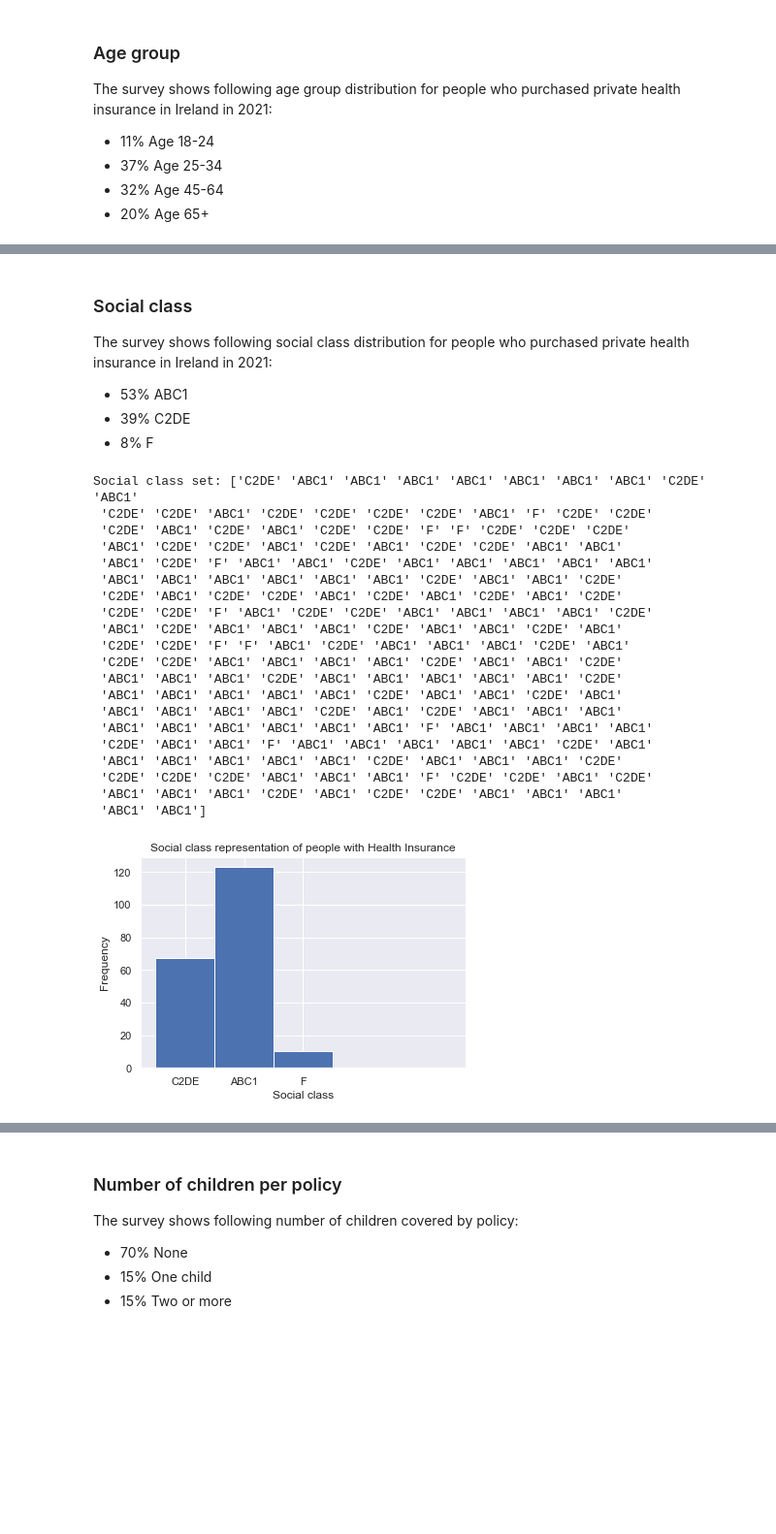
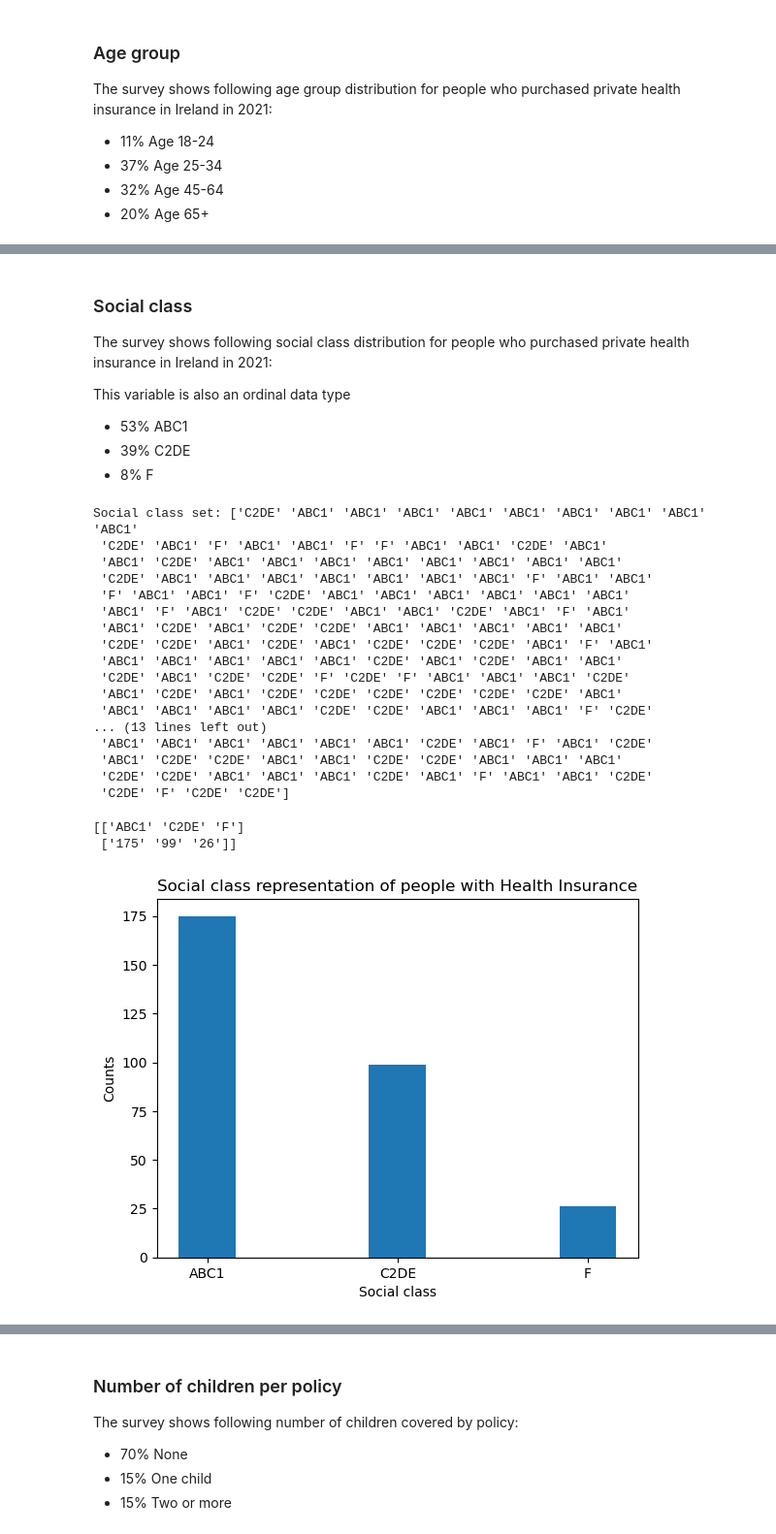
Before and after one commit to G00411367/PfDA_Assignment, a Jupyter notebook: PrivateHealth Ireland.ipynb, the cells around one changed output, grey strips where cells are left out. Shown at 97% size. Saved outputs shown, nothing was run; the diff lists cells and outputs as text; code cells hidden in the pictures; blank space fills up the shorter version.

```diff
--- a/PrivateHealth Ireland.ipynb
+++ b/PrivateHealth Ireland.ipynb
@@ -55,10 +55,10 @@ An example of binomial distribution
 # %%
 # Generate gender list
 gen = ["Male", "Female"]
-size = 200
+size = 300
 p = [0.52, 0.48]
 
 gender = rng.choice(gen, size = size, p = p)
-# print(gender)
-gender
+
+print("Gender set:", gender)
 # %% [output]
@@ -188,6 +195,8 @@ df_age
 
 The survey shows following social class distribution for people who purchased private health insurance in Ireland in 2021:
 
+This variable is also an ordinal data type
+
 - 53% ABC1
 - 39% C2DE
 - 8% F
@@ -199,35 +208,41 @@ p = [0.53, 0.39, 0.08]
 sc = rng.choice(scl, size = size, p = p)
 print("Social class set:", sc)
 # %% [output]
-Social class set: ['C2DE' 'ABC1' 'ABC1' 'ABC1' 'ABC1' 'ABC1' 'ABC1' 'ABC1' 'C2DE' 'ABC1'
- 'C2DE' 'C2DE' 'ABC1' 'C2DE' 'C2DE' 'C2DE' 'C2DE' 'ABC1' 'F' 'C2DE' 'C2DE'
- 'C2DE' 'ABC1' 'C2DE' 'ABC1' 'C2DE' 'C2DE' 'F' 'F' 'C2DE' 'C2DE' 'C2DE'
- 'ABC1' 'C2DE' 'C2DE' 'ABC1' 'C2DE' 'ABC1' 'C2DE' 'C2DE' 'ABC1' 'ABC1'
- 'ABC1' 'C2DE' 'F' 'ABC1' 'ABC1' 'C2DE' 'ABC1' 'ABC1' 'ABC1' 'ABC1' 'ABC1'
- 'ABC1' 'ABC1' 'ABC1' 'ABC1' 'ABC1' 'ABC1' 'C2DE' 'ABC1' 'ABC1' 'C2DE'
- 'C2DE' 'ABC1' 'C2DE' 'C2DE' 'ABC1' 'C2DE' 'ABC1' 'C2DE' 'ABC1' 'C2DE'
- 'C2DE' 'C2DE' 'F' 'ABC1' 'C2DE' 'C2DE' 'ABC1' 'ABC1' 'ABC1' 'ABC1' 'C2DE'
- 'ABC1' 'C2DE' 'ABC1' 'ABC1' 'ABC1' 'C2DE' 'ABC1' 'ABC1' 'C2DE' 'ABC1'
- 'C2DE' 'C2DE' 'F' 'F' 'ABC1' 'C2DE' 'ABC1' 'ABC1' 'ABC1' 'C2DE' 'ABC1'
- 'C2DE' 'C2DE' 'ABC1' 'ABC1' 'ABC1' 'ABC1' 'C2DE' 'ABC1' 'ABC1' 'C2DE'
- 'ABC1' 'ABC1' 'ABC1' 'C2DE' 'ABC1' 'ABC1' 'ABC1' 'ABC1' 'ABC1' 'C2DE'
- 'ABC1' 'ABC1' 'ABC1' 'ABC1' 'ABC1' 'C2DE' 'ABC1' 'ABC1' 'C2DE' 'ABC1'
- 'ABC1' 'ABC1' 'ABC1' 'ABC1' 'C2DE' 'ABC1' 'C2DE' 'ABC1' 'ABC1' 'ABC1'
- 'ABC1' 'ABC1' 'ABC1' 'ABC1' 'ABC1' 'ABC1' 'F' 'ABC1' 'ABC1' 'ABC1' 'ABC1'
- 'C2DE' 'ABC1' 'ABC1' 'F' 'ABC1' 'ABC1' 'ABC1' 'ABC1' 'ABC1' 'C2DE' 'ABC1'
- 'ABC1' 'ABC1' 'ABC1' 'ABC1' 'ABC1' 'C2DE' 'ABC1' 'ABC1' 'ABC1' 'C2DE'
- 'C2DE' 'C2DE' 'C2DE' 'ABC1' 'ABC1' 'ABC1' 'F' 'C2DE' 'C2DE' 'ABC1' 'C2DE'
- 'ABC1' 'ABC1' 'ABC1' 'C2DE' 'ABC1' 'C2DE' 'C2DE' 'ABC1' 'ABC1' 'ABC1'
- 'ABC1' 'ABC1']
+Social class set: ['C2DE' 'ABC1' 'ABC1' 'ABC1' 'ABC1' 'ABC1' 'ABC1' 'ABC1' 'ABC1' 'ABC1'
+ 'C2DE' 'ABC1' 'F' 'ABC1' 'ABC1' 'F' 'F' 'ABC1' 'ABC1' 'C2DE' 'ABC1'
+ 'ABC1' 'C2DE' 'ABC1' 'ABC1' 'ABC1' 'ABC1' 'ABC1' 'ABC1' 'ABC1' 'ABC1'
+ 'C2DE' 'ABC1' 'ABC1' 'ABC1' 'ABC1' 'ABC1' 'ABC1' 'ABC1' 'F' 'ABC1' 'ABC1'
+ 'F' 'ABC1' 'ABC1' 'F' 'C2DE' 'ABC1' 'ABC1' 'ABC1' 'ABC1' 'ABC1' 'ABC1'
+ 'ABC1' 'F' 'ABC1' 'C2DE' 'C2DE' 'ABC1' 'ABC1' 'C2DE' 'ABC1' 'F' 'ABC1'
+ 'ABC1' 'C2DE' 'ABC1' 'C2DE' 'C2DE' 'ABC1' 'ABC1' 'ABC1' 'ABC1' 'ABC1'
+ 'C2DE' 'C2DE' 'ABC1' 'C2DE' 'ABC1' 'C2DE' 'C2DE' 'C2DE' 'ABC1' 'F' 'ABC1'
+ 'ABC1' 'ABC1' 'ABC1' 'ABC1' 'ABC1' 'C2DE' 'ABC1' 'C2DE' 'ABC1' 'ABC1'
+ 'C2DE' 'ABC1' 'C2DE' 'C2DE' 'F' 'C2DE' 'F' 'ABC1' 'ABC1' 'ABC1' 'C2DE'
+ 'ABC1' 'C2DE' 'ABC1' 'C2DE' 'C2DE' 'C2DE' 'C2DE' 'C2DE' 'C2DE' 'ABC1'
+ 'ABC1' 'ABC1' 'ABC1' 'ABC1' 'C2DE' 'C2DE' 'ABC1' 'ABC1' 'ABC1' 'F' 'C2DE'
+... (13 lines left out)
+ 'ABC1' 'ABC1' 'ABC1' 'ABC1' 'ABC1' 'ABC1' 'C2DE' 'ABC1' 'F' 'ABC1' 'C2DE'
+ 'ABC1' 'C2DE' 'C2DE' 'ABC1' 'ABC1' 'C2DE' 'C2DE' 'ABC1' 'ABC1' 'ABC1'
+ 'C2DE' 'C2DE' 'ABC1' 'ABC1' 'ABC1' 'C2DE' 'ABC1' 'F' 'ABC1' 'ABC1' 'C2DE'
+ 'C2DE' 'F' 'C2DE' 'C2DE']
+# %%
+# Find unique elements of the list and count the number of times they appear in list
+unique_sc, counts_sc = np.unique(sc, return_counts=True)
+print(np.asarray((unique_sc, counts_sc)))
+# %% [output]
+[['ABC1' 'C2DE' 'F']
+ ['175' '99' '26']]
 # %%
-plt.hist(sc, bins=range(6), align='left')
-plt.xticks(range(3))
+# Use bar cahrt to visualize the ditribution of this variable
+plt.bar(unique_sc, counts_sc, width = 0.3)
+
 plt.xlabel("Social class")
-plt.ylabel("Frequency")
+plt.ylabel("Counts")
 plt.title("Social class representation of people with Health Insurance")
+
 plt.show()
 # %% [output]
-[figure, old version]
+[figure, new version]
 # %%
 # Create the dataframe from the random set generated above
 df_sc = pd.DataFrame(sc, columns =['Social class'])
```
Also changed, not shown: parts of 55 cells of this notebook.
